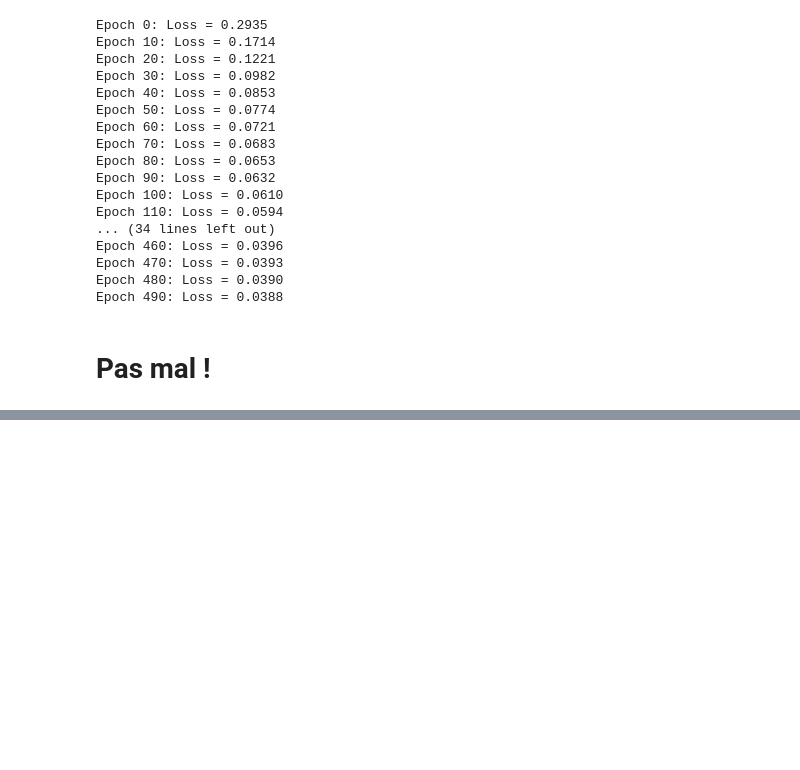
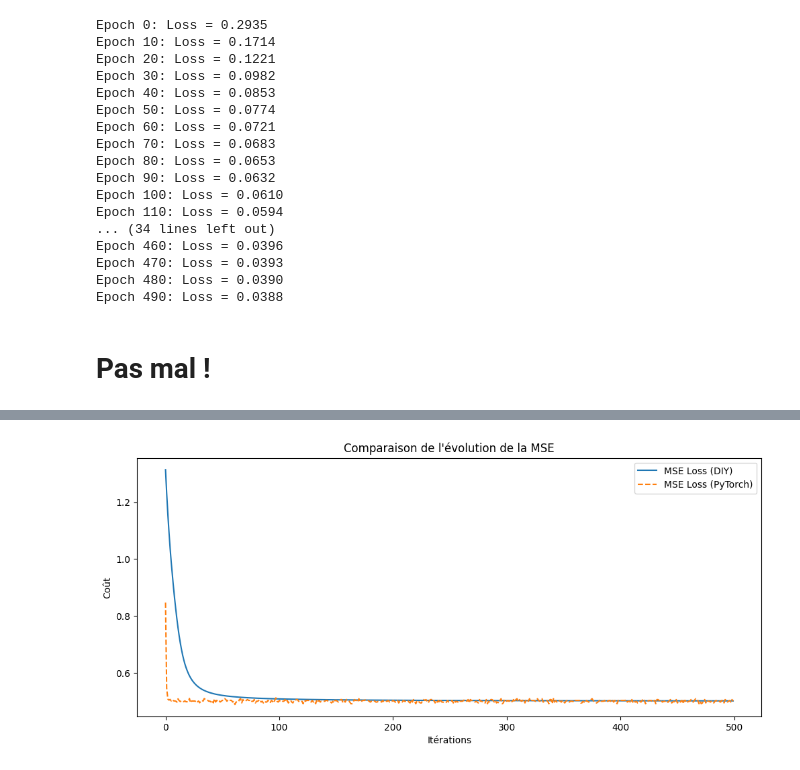
Before and after one commit to antothl/Neural-Networks-DIY, a Jupyter notebook: src/test_sequentiel.ipynb, the cells around one changed output, grey strips where cells are left out. Drawn from its saved outputs; the diff is of its cells as text; code cells hidden in the pictures; blank space fills up the shorter version.

```diff
--- a/src/test_sequentiel.ipynb
+++ b/src/test_sequentiel.ipynb
@@ -207,0 +159,96 @@ Epoch 400: Loss = 1.0000
+# %%
+import torch
+import torch.nn as nn
+import torch.optim as optim
+import numpy as np
+import matplotlib.pyplot as plt
+
+
+network = Sequentiel(
+    Linear(2, 5),
+    TanH(),
+    Linear(5, 5),
+    TanH(),
+    Linear(5, 5),
+    TanH(),
+    Linear(5, 1),
+    Sigmoide()
+)
+
+
+class PyTorchNN(nn.Module):
+    def __init__(self):
+        super(PyTorchNN, self).__init__()
+        self.model = nn.Sequential(
+            nn.Linear(2, 5),
+            nn.Tanh(),
+            nn.Linear(5, 5),
+            nn.Tanh(),
+            nn.Linear(5, 5),
+            nn.Tanh(),
+            nn.Linear(5, 1),
+            nn.Sigmoid()
+        )
+
+    def forward(self, x):
+        return self.model(x)
+
+def train_pytorch_nn(X, Y, model, loss_fn, optimizer, epochs=500, batch_size=32):
+    X_tensor = torch.tensor(X, dtype=torch.float32)
+    Y_tensor = torch.tensor(Y, dtype=torch.float32)
+
+    dataset = torch.utils.data.TensorDataset(X_tensor, Y_tensor)
+    dataloader = torch.utils.data.DataLoader(dataset, batch_size=batch_size, shuffle=True)
+
+    losses = []
+    for epoch in range(epochs):
+        epoch_loss = 0
+        for batch_X, batch_Y in dataloader:
+            optimizer.zero_grad()
+            output = model(batch_X)
+            loss = loss_fn(output, batch_Y)
+            loss.backward()
+            optimizer.step()
+            epoch_loss += loss.item()
+        losses.append(epoch_loss / len(dataloader))
+
+    return losses, model
+
+for i in [0, 1, 2]:
+    datax, datay = gen_arti(data_type=i, epsilon=0.1)
+    datay = datay.reshape(-1, 1)
+
+    #Modèle DIY
+    model_diy = network
+    loss_diy = MSELoss()
+    losses_diy, trained_model_diy = train_nn(datax, datay, model_diy, loss_diy, epochs=500, lr=0.01, batch_size=32)
+
+    # Modèle PyTorch
+    model_torch = PyTorchNN()
+    loss_torch = nn.MSELoss()
+    optimizer = optim.Adam(model_torch.parameters(), lr=0.01)
+    losses_torch, trained_model_torch = train_pytorch_nn(datax, datay, model_torch, loss_torch, optimizer, epochs=500, batch_size=32)
+
+    # Courbes de perte
+    plt.figure(figsize=(12, 5))
+    plt.plot(losses_diy, label="MSE Loss (DIY)")
+    plt.plot(losses_torch, label="MSE Loss (PyTorch)", linestyle="dashed")
+    plt.xlabel("Itérations")
+    plt.ylabel("Coût")
+    plt.title("Comparaison de l'évolution de la MSE")
+    plt.legend()
+    plt.show()
+
+    # Frontières de décision
+    plt.figure(figsize=(6, 6))
+    plot_frontiere(datax, lambda x: np.round(trained_model_diy.forward(x)), step=100)
+    plot_data(datax, datay)
+    plt.title("Frontière de décision (Diy)")
+    plt.show()
+
+    plt.figure(figsize=(6, 6))
+    plot_frontiere(datax, lambda x: np.round(trained_model_torch(torch.tensor(x, dtype=torch.float32)).detach().numpy()), step=100)
+    plot_data(datax, datay)
+    plt.title("Frontière de décision (PyTorch)")
+    plt.show()
+# %% [output]
@@ -207,0 +260 @@ Epoch 400: Loss = 1.0000
+[figure, added]
```
Also changed, not shown: parts of 7 cells of this notebook, 3 other files.
